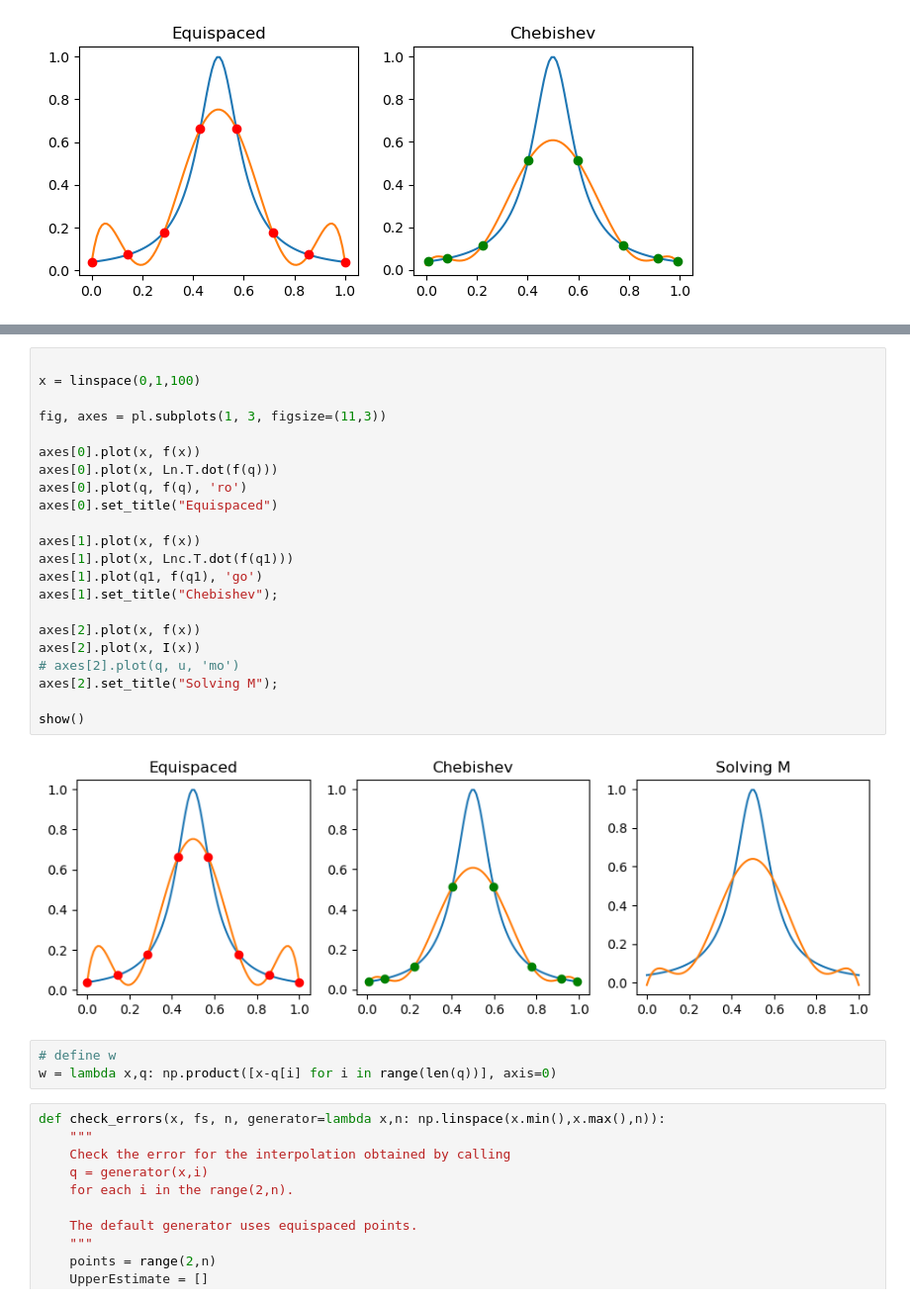
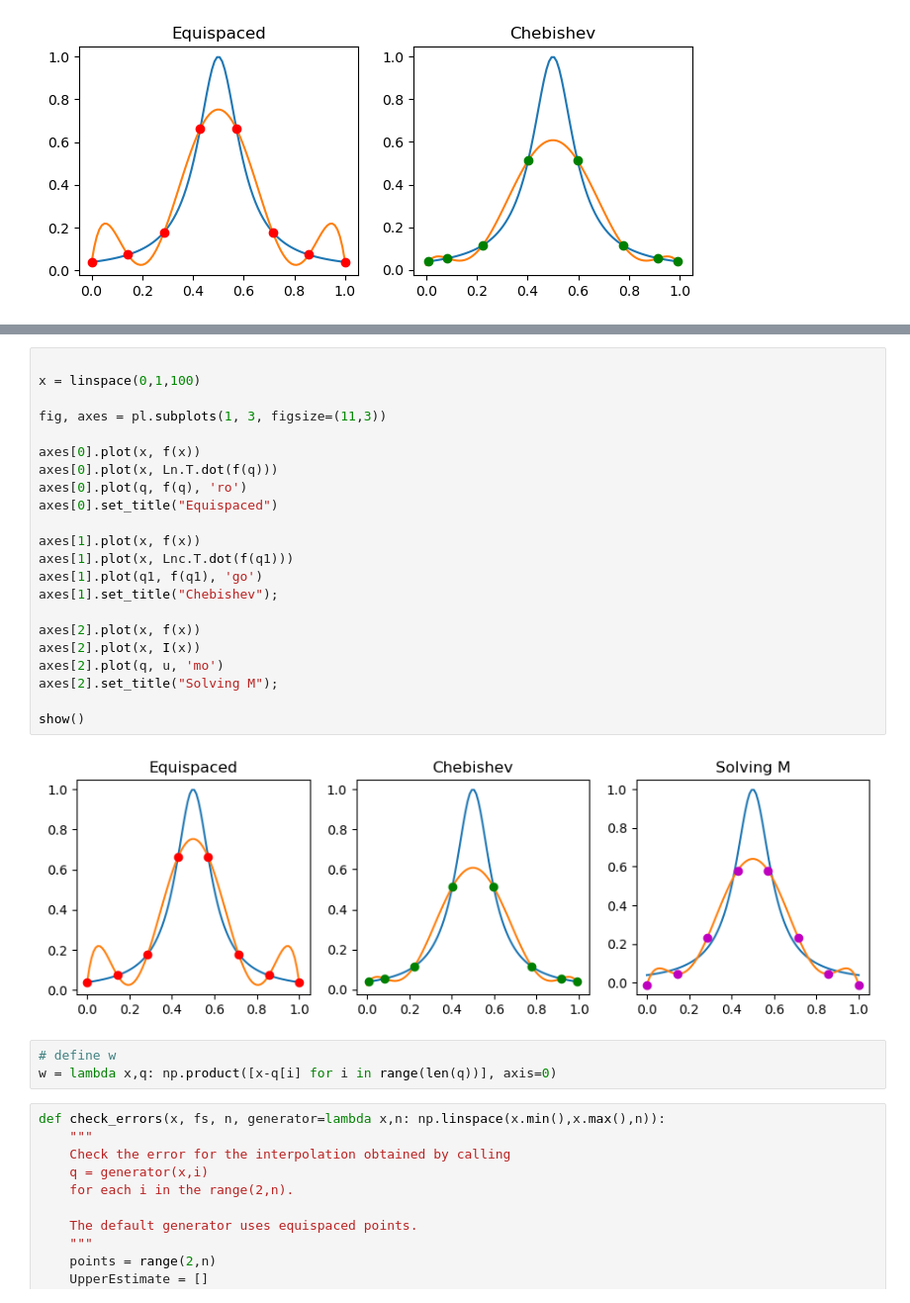
Before and after one commit to ananthkrishna96/Python-Allen-Cahn-FEM-Solver, a Jupyter notebook: Exercises.ipynb, the cells around one changed output, grey strips where cells are left out. Shown: that part at 99% size. Drawn from its saved outputs; the diff is of its cells as text.

```diff
--- a/Exercises.ipynb
+++ b/Exercises.ipynb
@@ -119,30 +121,30 @@ I = get_interpolating_function(L,u)
 # %%
 
 x = linspace(0,1,100)
 
 fig, axes = pl.subplots(1, 3, figsize=(11,3))
 
 axes[0].plot(x, f(x))
 axes[0].plot(x, Ln.T.dot(f(q)))
 axes[0].plot(q, f(q), 'ro')
 axes[0].set_title("Equispaced")
 
 axes[1].plot(x, f(x))
 axes[1].plot(x, Lnc.T.dot(f(q1)))
 axes[1].plot(q1, f(q1), 'go')
 axes[1].set_title("Chebishev");
 
 axes[2].plot(x, f(x))
 axes[2].plot(x, I(x))
-# axes[2].plot(q, u, 'mo')
+axes[2].plot(q, u, 'mo')
 axes[2].set_title("Solving M");
 
 show()
 # %% [output]
-[figure, old version]
+[figure, new version]
-# %%
-# define w
-w = lambda x,q: np.product([x-q[i] for i in range(len(q))], axis=0)
+# %%
+# define w
+w = lambda x,q: np.product([x-q[i] for i in range(len(q))], axis=0)
 # %%
 def check_errors(x, fs, n, generator=lambda x,n: np.linspace(x.min(),x.max(),n)):
     """
```
Also changed, not shown: parts of 13 cells of this notebook, 1 other file.
